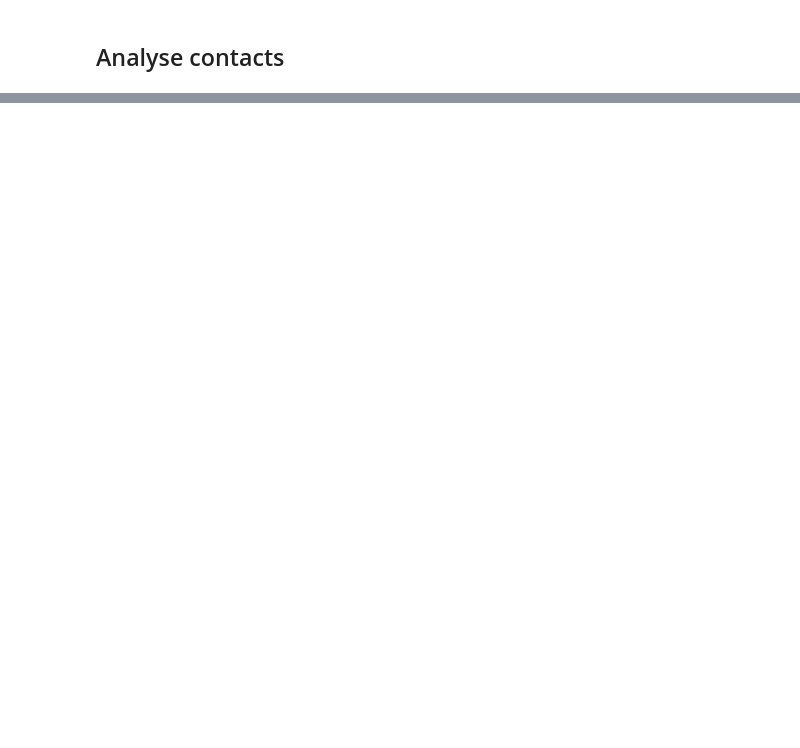
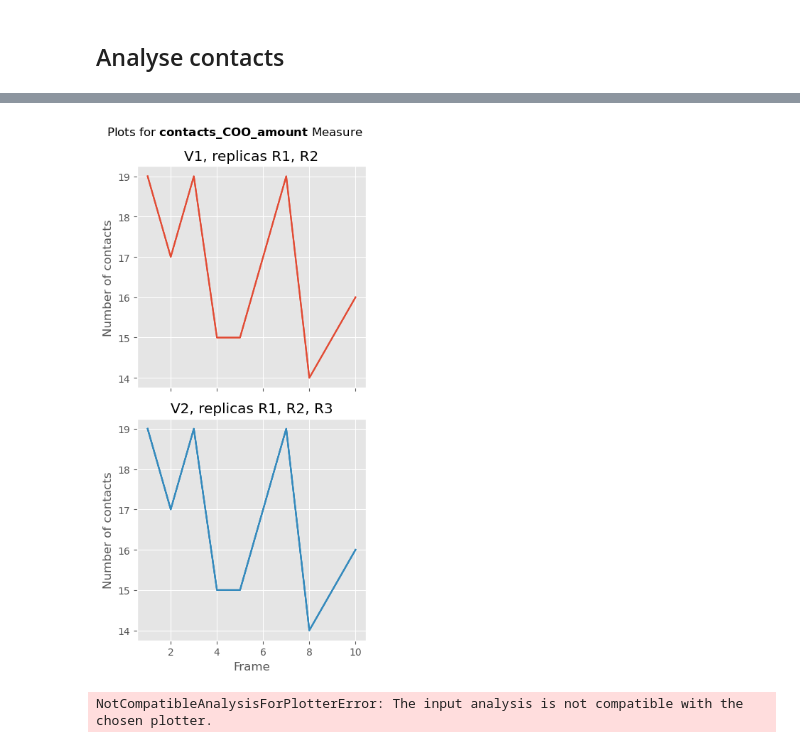
Before and after one commit to MolBioMedUAB/EMDA, a Jupyter notebook: example/example.ipynb, the cells around one changed output, grey strips where cells are left out. Saved outputs shown, nothing was run; the diff lists cells and outputs as text; code cells hidden in the pictures; blank space fills up the shorter version.

```diff
--- a/example/example.ipynb
+++ b/example/example.ipynb
@@ -185,0 +134,9 @@ emda.analyses['contacts_COO_amount'].result['V1']['R1']
+# %%
+emda.analyses['contacts_COO_amount'].plot(merge_replicas=True)
+# %% [output]
+[figure, added]
+# %%
+# The Analysis' plot method nor the plot_measure plotter are compatible yet
+emda.analyses['contacts_prot_amount'].plot()
+# %% [output]
+NotCompatibleAnalysisForPlotterError: The input analysis is not compatible with the chosen plotter.
```
Also changed, not shown: parts of 28 cells of this notebook.
